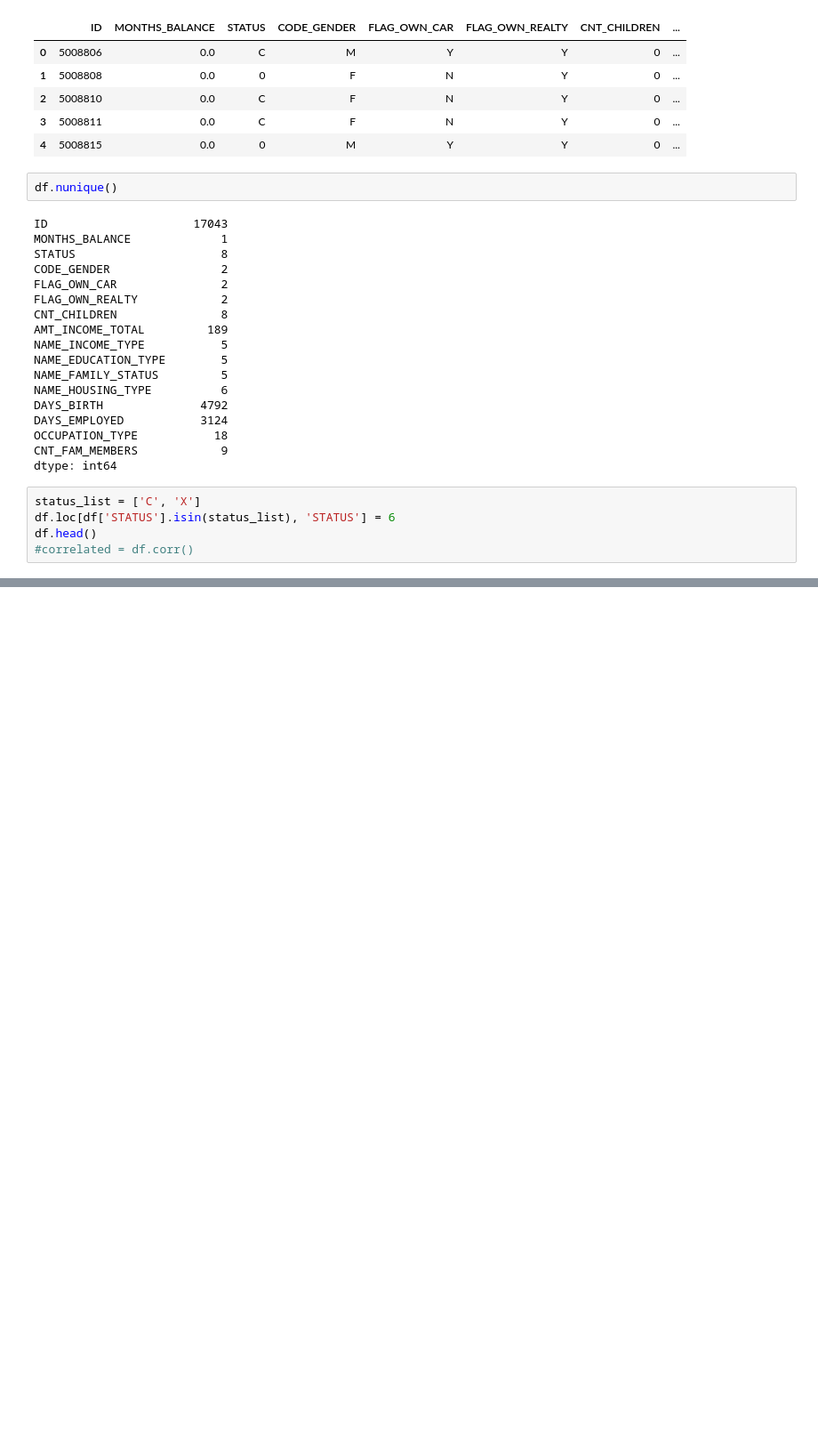
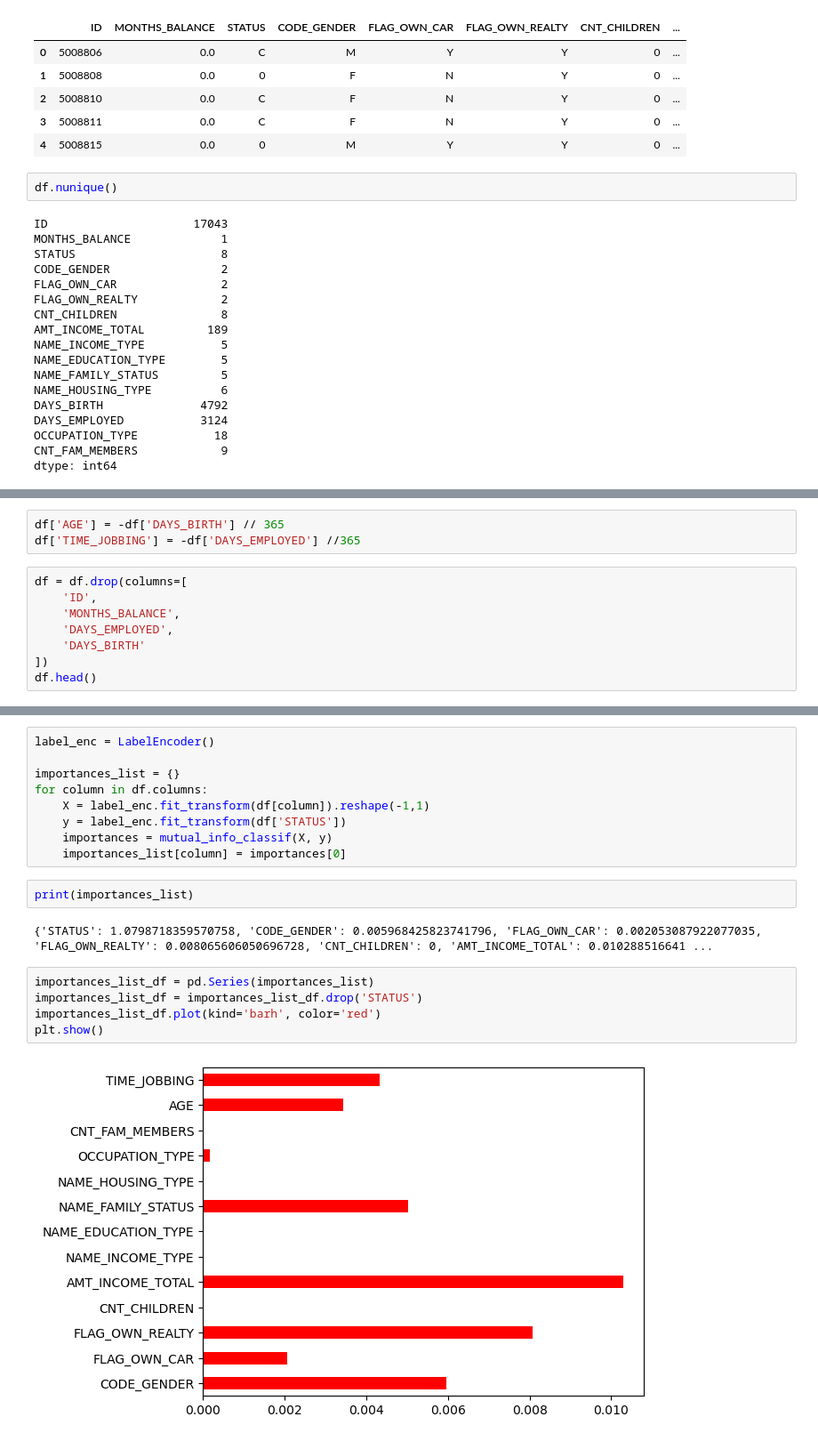
Before and after one commit to Ljubrich/Project-4-Group-1, a Jupyter notebook: Resources/feature_selection.ipynb, the cells around one changed output, grey strips where cells are left out. Shown: that part at 89% size. Saved outputs shown, nothing was run; the diff lists cells and outputs as text; blank space fills up the shorter version.

```diff
--- a/Resources/feature_selection.ipynb
+++ b/Resources/feature_selection.ipynb
@@ -33,8 +34,3 @@ DAYS_EMPLOYED           3124
 OCCUPATION_TYPE           18
 CNT_FAM_MEMBERS            9
 dtype: int64
-# %%
-status_list = ['C', 'X']
-df.loc[df['STATUS'].isin(status_list), 'STATUS'] = 6
-df.head()
-#correlated = df.corr()
@@ -89,0 +37,11 @@ ValueError: could not convert string to float: 'Working'
+# %%
+df['AGE'] = -df['DAYS_BIRTH'] // 365
+df['TIME_JOBBING'] = -df['DAYS_EMPLOYED'] //365
+# %%
+df = df.drop(columns=[
+    'ID',
+    'MONTHS_BALANCE',
+    'DAYS_EMPLOYED',
+    'DAYS_BIRTH'
+])
+df.head()
@@ -89,0 +55,20 @@ ValueError: could not convert string to float: 'Working'
+# %%
+label_enc = LabelEncoder()
+
+importances_list = {}
+for column in df.columns:
+    X = label_enc.fit_transform(df[column]).reshape(-1,1)
+    y = label_enc.fit_transform(df['STATUS'])
+    importances = mutual_info_classif(X, y)
+    importances_list[column] = importances[0]
+# %%
+print(importances_list)
+# %% [output]
+{'STATUS': 1.0798718359570758, 'CODE_GENDER': 0.005968425823741796, 'FLAG_OWN_CAR': 0.002053087922077035, 'FLAG_OWN_REALTY': 0.008065606050696728, 'CNT_CHILDREN': 0, 'AMT_INCOME_TOTAL': 0.010288516641 ...
+# %%
+importances_list_df = pd.Series(importances_list)
+importances_list_df = importances_list_df.drop('STATUS')
+importances_list_df.plot(kind='barh', color='red')
+plt.show()
+# %% [output]
+[figure, added]
```
Also changed, not shown: parts of 6 cells of this notebook, 3 other files.
